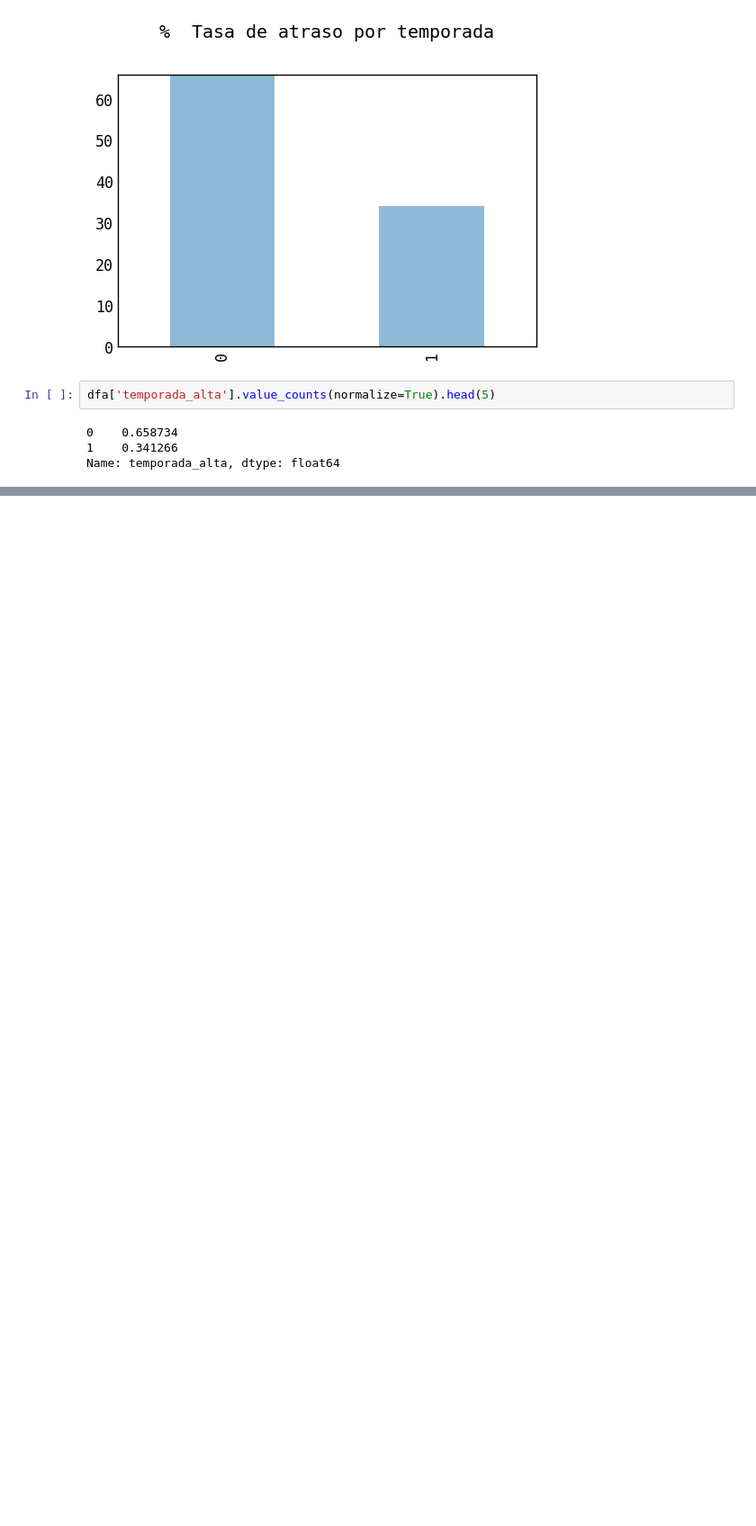
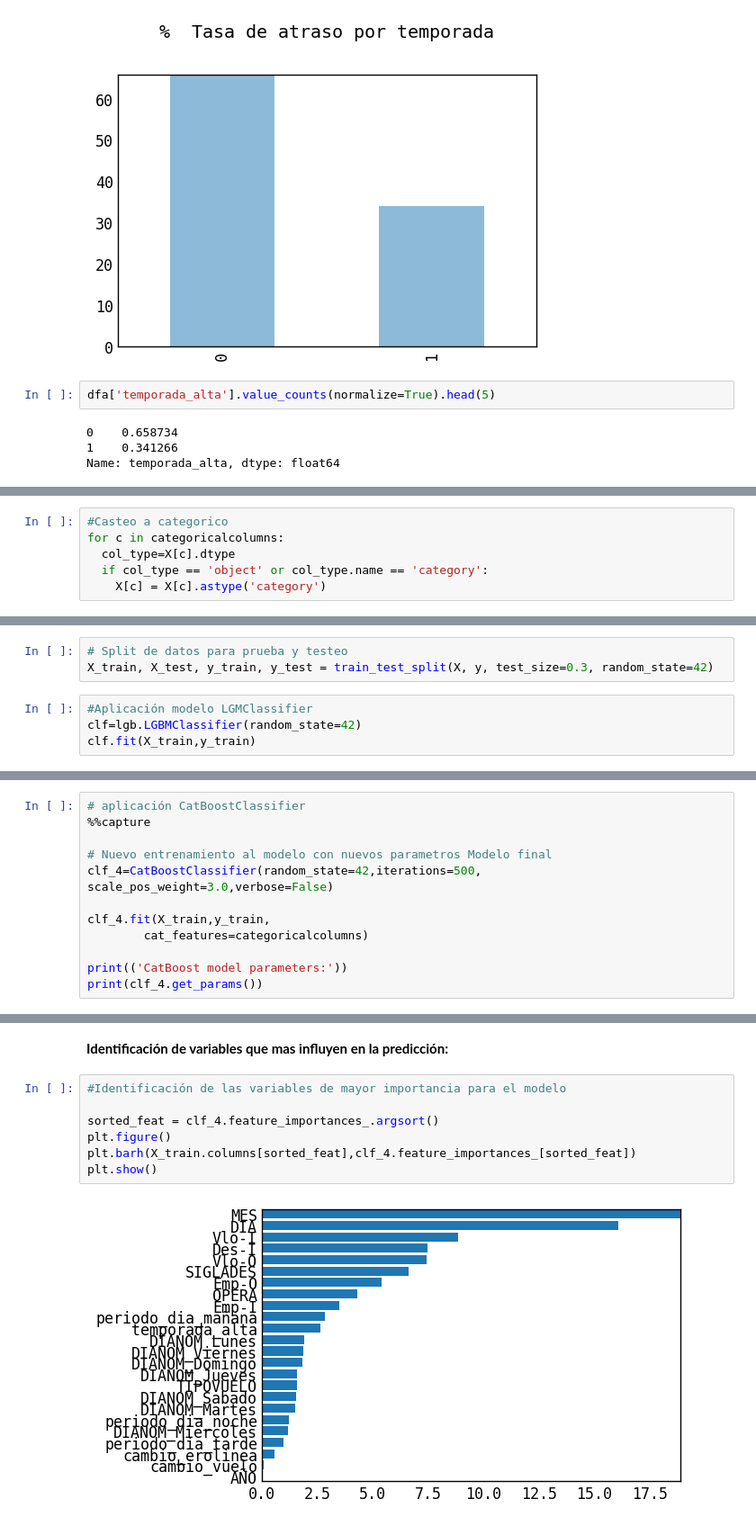
Before and after one commit to dfosoriom/LATAM_Airlines, a Jupyter notebook: solution.ipynb, the cells around one changed output, grey strips where cells are left out. Shown at 90% size. Saved outputs shown, nothing was run; the diff lists cells and outputs as text; blank space fills up the shorter version.

Commit message:
Modelo

```diff
--- a/solution.ipynb
+++ b/solution.ipynb
@@ -635,0 +948,6 @@ Name: temporada_alta, dtype: float64
+# %%
+#Casteo a categorico
+for c in categoricalcolumns:
+  col_type=X[c].dtype
+  if col_type == 'object' or col_type.name == 'category':
+    X[c] = X[c].astype('category')
@@ -635,0 +960,7 @@ Name: temporada_alta, dtype: float64
+# %%
+# Split de datos para prueba y testeo
+X_train, X_test, y_train, y_test = train_test_split(X, y, test_size=0.3, random_state=42)
+# %%
+#Aplicación modelo LGMClassifier
+clf=lgb.LGBMClassifier(random_state=42)
+clf.fit(X_train,y_train)
@@ -635,0 +983,12 @@ Name: temporada_alta, dtype: float64
+# %%
+# aplicación CatBoostClassifier
+%%capture
+
+# Nuevo entrenamiento al modelo con nuevos parametros Modelo final
+clf_4=CatBoostClassifier(random_state=42,iterations=500, scale_pos_weight=3.0,verbose=False)
+
+clf_4.fit(X_train,y_train,
+        cat_features=categoricalcolumns)
+
+print(('CatBoost model parameters:'))
+print(clf_4.get_params())
@@ -635,0 +1003,11 @@ Name: temporada_alta, dtype: float64
+# %% [markdown]
+**Identificación de variables que mas influyen en la predicción:**
+# %%
+#Identificación de las variables de mayor importancia para el modelo
+
+sorted_feat = clf_4.feature_importances_.argsort()
+plt.figure()
+plt.barh(X_train.columns[sorted_feat],clf_4.feature_importances_[sorted_feat])
+plt.show()
+# %% [output]
+[figure, added]
```
Also changed, not shown: parts of 79 cells of this notebook.
